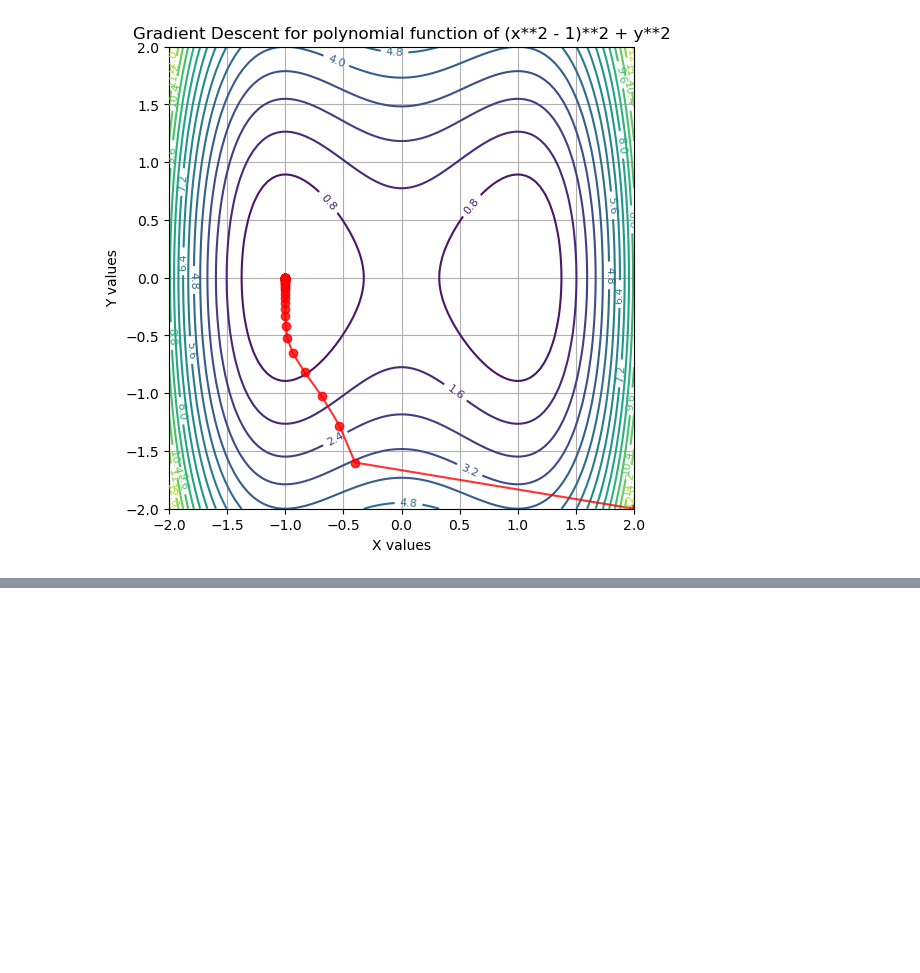
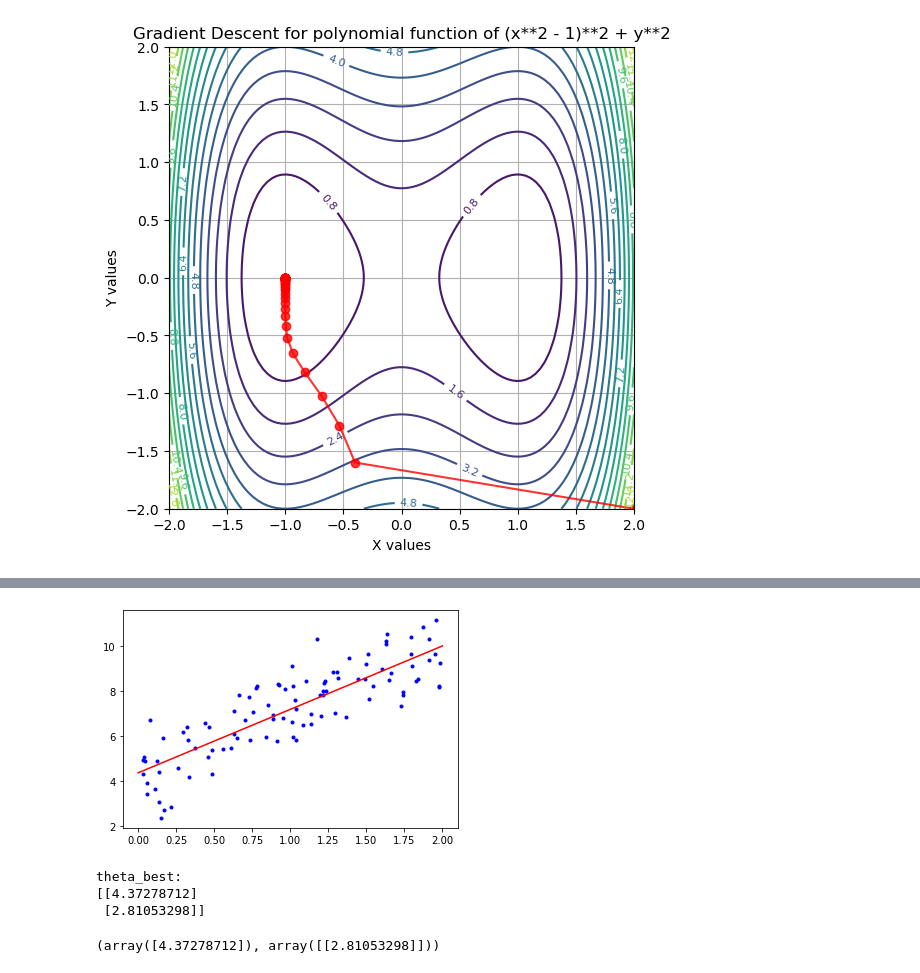
Before and after one commit to getpeped/ML, a Jupyter notebook: Gradient/gradients.ipynb, the cells around one changed output, grey strips where cells are left out. Saved outputs shown, nothing was run; the diff lists cells and outputs as text; code cells hidden in the pictures; blank space fills up the shorter version.

```diff
--- a/Gradient/gradients.ipynb
+++ b/Gradient/gradients.ipynb
@@ -178,0 +228,32 @@ plt.show()
+# %%
+import numpy as np
+import matplotlib.pyplot as plt
+
+X = 2 * np.random.rand(100,1)
+y = 4 + 3 * X + np.random.randn(100,1)
+
+plt.plot(X, y, 'b.')
+
+X_b = np.c_[np.ones_like(X), X]
+theta_best = np.linalg.inv(X_b.T.dot(X_b)).dot(X_b.T.dot(y))
+
+X_new = np.array([0,2]).reshape(-1, 1)
+X_new_b = np.c_[np.ones_like(X_new), X_new]
+y_pred = X_new_b.dot(theta_best)
+plt.plot(X_new, y_pred, 'r-')
+plt.show()
+
+print(f'theta_best: \n{theta_best}')
+# %% [output]
+[figure, added]
+theta_best:
+[[4.37278712]
+ [2.81053298]]
+# %%
+from sklearn.linear_model import LinearRegression
+
+lr = LinearRegression()
+lr.fit(X, y)
+lr.intercept_, lr.coef_
+# %% [output]
+(array([4.37278712]), array([[2.81053298]]))
```
Also changed, not shown: parts of 1 cell of this notebook.
